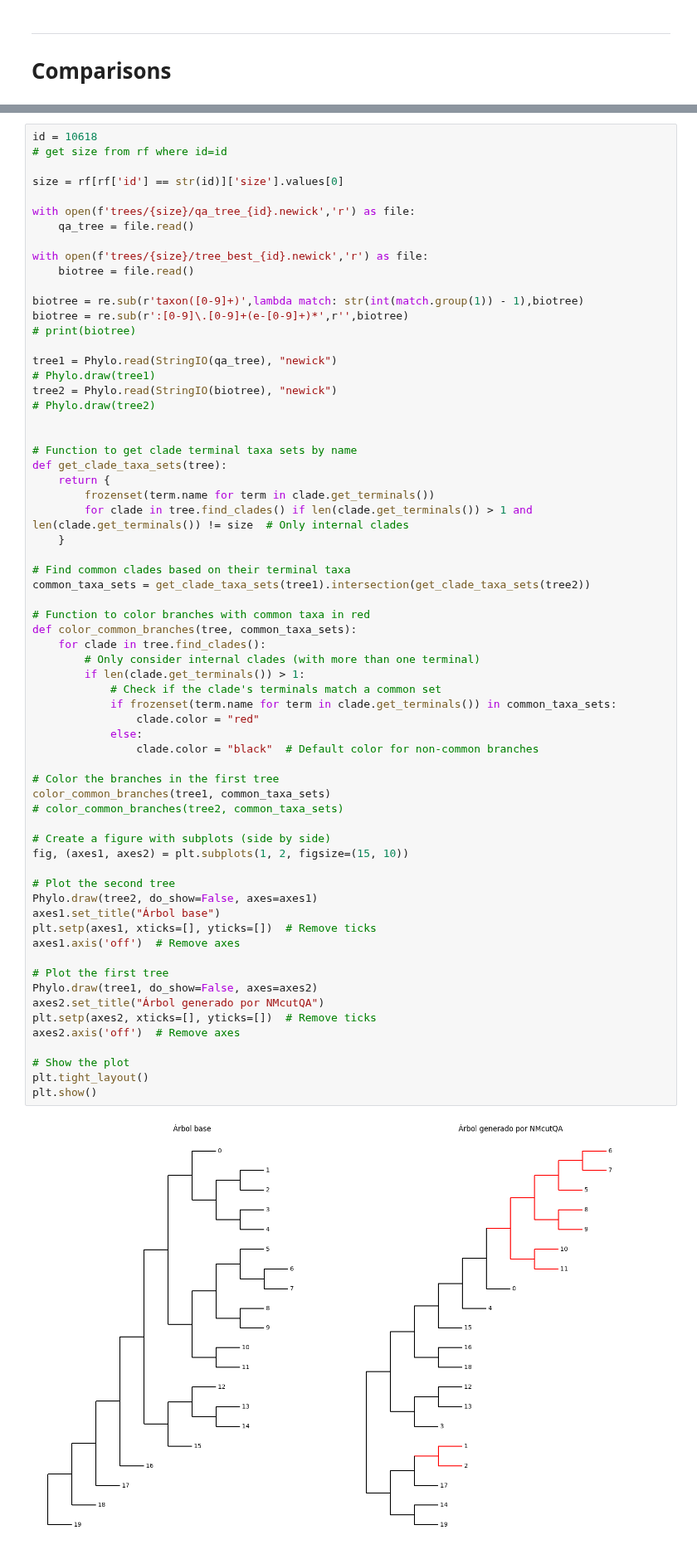
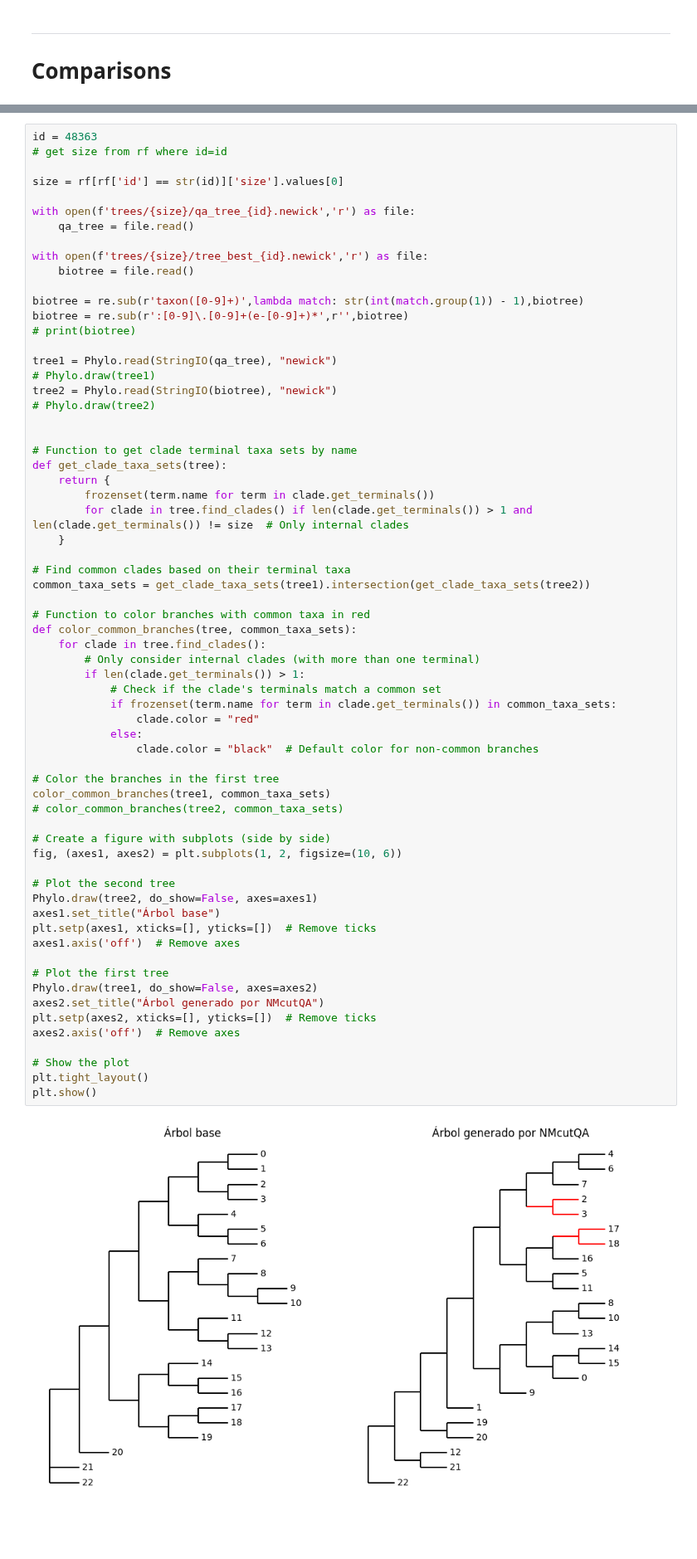
Before and after one commit to Nicofero/PhyloTree_ReConst, a Jupyter notebook: metrics_study.ipynb, the cells around one changed output, grey strips where cells are left out. Shown at 83% size. Saved outputs shown, nothing was run; the diff lists cells and outputs as text; blank space fills up the shorter version.

```diff
--- a/metrics_study.ipynb
+++ b/metrics_study.ipynb
@@ -275,5 +279,5 @@ plt.show()
 # %%
-id = 10618
+id = 48363
 # get size from rf where id=id
 
 size = rf[rf['id'] == str(id)]['size'].values[0]
@@ -310,32 +314,32 @@ def color_common_branches(tree, common_taxa_sets):
         # Only consider internal clades (with more than one terminal)
         if len(clade.get_terminals()) > 1:
             # Check if the clade's terminals match a common set
             if frozenset(term.name for term in clade.get_terminals()) in common_taxa_sets:
                 clade.color = "red"
             else:
                 clade.color = "black"  # Default color for non-common branches
 
 # Color the branches in the first tree
 color_common_branches(tree1, common_taxa_sets)
 # color_common_branches(tree2, common_taxa_sets)
 
 # Create a figure with subplots (side by side)
-fig, (axes1, axes2) = plt.subplots(1, 2, figsize=(15, 10))
+fig, (axes1, axes2) = plt.subplots(1, 2, figsize=(10, 6))
 
 # Plot the second tree
 Phylo.draw(tree2, do_show=False, axes=axes1)
 axes1.set_title("Árbol base")
 plt.setp(axes1, xticks=[], yticks=[])  # Remove ticks
 axes1.axis('off')  # Remove axes
 
 # Plot the first tree
 Phylo.draw(tree1, do_show=False, axes=axes2)
 axes2.set_title("Árbol generado por NMcutQA")
 plt.setp(axes2, xticks=[], yticks=[])  # Remove ticks
 axes2.axis('off')  # Remove axes
 
 # Show the plot
 plt.tight_layout()
 plt.show()
 # %% [output]
-[figure, old version]
+[figure, new version]
```
Also changed, not shown: parts of 12 cells of this notebook, 45 other files.
